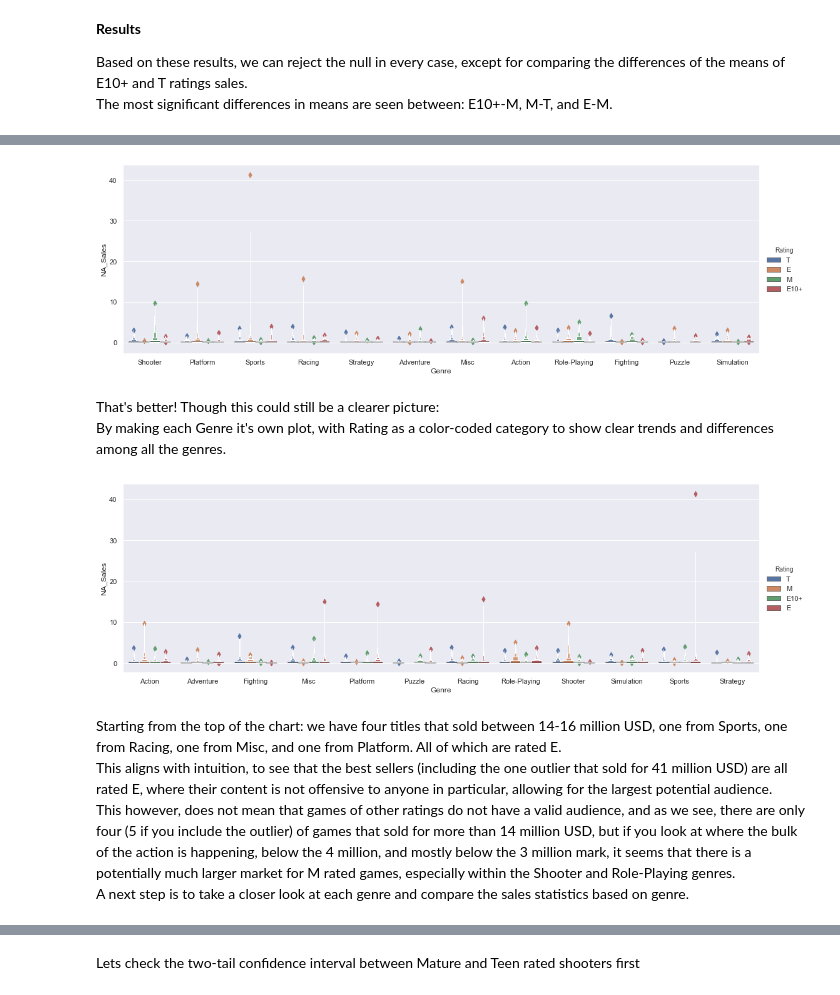
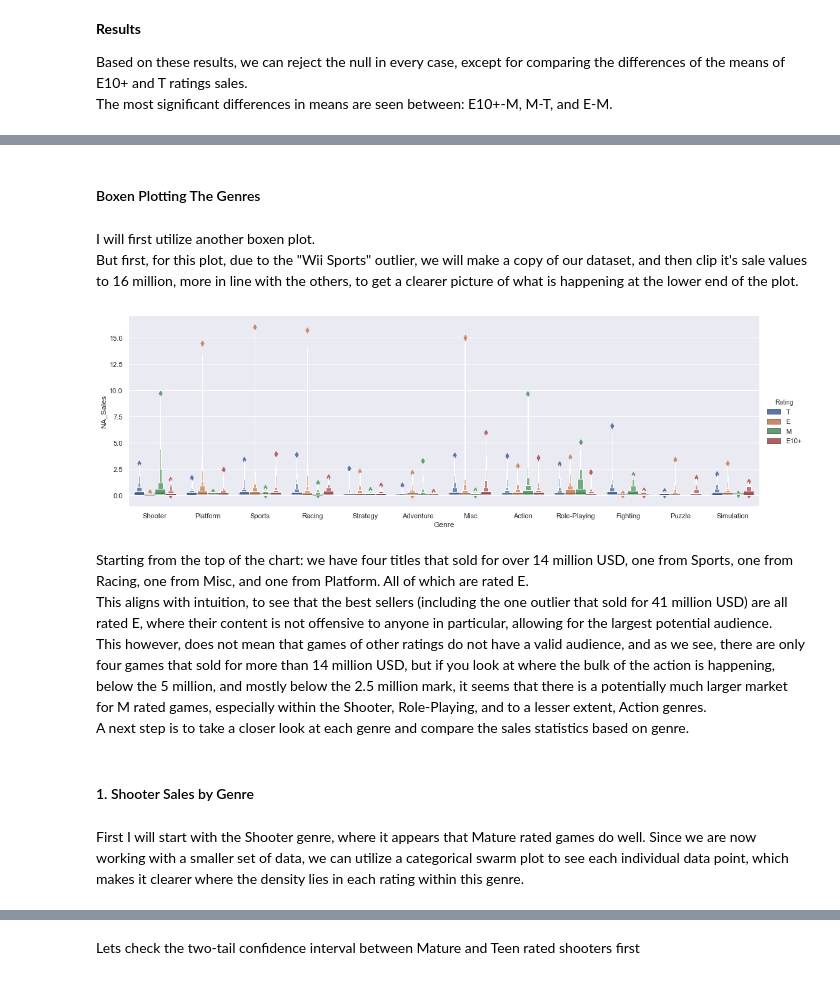
Before and after one commit to rjstange/Video-Game-Sales-by-ESRB-Rating, a Jupyter notebook: Video Game Sales By Maturity Rating.ipynb, the cells around one changed output, grey strips where cells are left out. Saved outputs shown, nothing was run; the diff lists cells and outputs as text; code cells hidden in the pictures.

```diff
--- a/Video Game Sales By Maturity Rating.ipynb
+++ b/Video Game Sales By Maturity Rating.ipynb
@@ -170,35 +184,34 @@ Based on these results, we can reject the null in every case, except for compari
+# %% [markdown]
+#### Boxen Plotting The Genres
+# %% [markdown]
+I will first utilize another boxen plot.
+<br>But first, for this plot, due to the "Wii Sports" outlier, we will make a copy of our dataset, and then clip it's sale values to 16 million, more in line with the others, to get a clearer picture of what is happening at the lower end of the plot.
+# %%
+clipped_sales = na_sales_e_to_m.copy()
+clipped_sales["NA_Sales"] = na_sales_e_to_m[
+    "NA_Sales"
+].clip(upper=16)
 # %%
 sns.catplot(
     x="Genre",
     y="NA_Sales",
     kind="boxen",
     hue="Rating",
     aspect=3,
-    data=na_sales_e_to_m.sort_values("NA_Sales")
+    data=clipped_sales.sort_values("NA_Sales")
 )
 plt.show()
 # %% [output]
-[figure, old version]
+[figure, new version]
-# %% [markdown]
-That's better! Though this could still be a clearer picture:<br>
-By making each Genre it's own plot, with Rating as a color-coded category to show clear trends and differences among all the genres.
-# %%
-sns.catplot(
-    x="Genre",
-    y="NA_Sales",
-    kind="boxen",
-    hue="Rating",
-    aspect=3,
-    data=na_sales_e_to_m.sort_values("Genre")
-)
-plt.show()
-# %% [output]
-[figure, removed]
 # %% [markdown]
-Starting from the top of the chart: we have four titles that sold between 14-16 million USD, one from Sports, one from Racing, one from Misc, and one from Platform. All of which are rated E.<br>
+Starting from the top of the chart: we have four titles that sold for over 14 million USD, one from Sports, one from Racing, one from Misc, and one from Platform. All of which are rated E.<br>
 This aligns with intuition, to see that the best sellers (including the one outlier that sold for 41 million USD) are all rated E, where their content is not offensive to anyone in particular, allowing for the largest potential audience.<br>
-This however, does not mean that games of other ratings do not have a valid audience, and as we see, there are only four (5 if you include the outlier) of games that sold for more than 14 million USD, but if you look at where the bulk of the action is happening, below the 4 million, and mostly below the 3 million mark, it seems that there is a potentially much larger market for M rated games, especially within the Shooter and Role-Playing genres.<br>
+This however, does not mean that games of other ratings do not have a valid audience, and as we see, there are only four games that sold for more than 14 million USD, but if you look at where the bulk of the action is happening, below the 5 million, and mostly below the 2.5 million mark, it seems that there is a potentially much larger market for M rated games, especially within the Shooter, Role-Playing, and to a lesser extent, Action genres.<br>
 A next step is to take a closer look at each genre and compare the sales statistics based on genre.
+# %% [markdown]
+#### 1. Shooter Sales by Genre
+# %% [markdown]
+First I will start with the Shooter genre, where it appears that Mature rated games do well. Since we are now working with a smaller set of data, we can utilize a categorical swarm plot to see each individual data point, which makes it clearer where the density lies in each rating within this genre.
 # %%
 sns.catplot(
     x="Rating",
```
Also changed, not shown: parts of 14 cells of this notebook.
